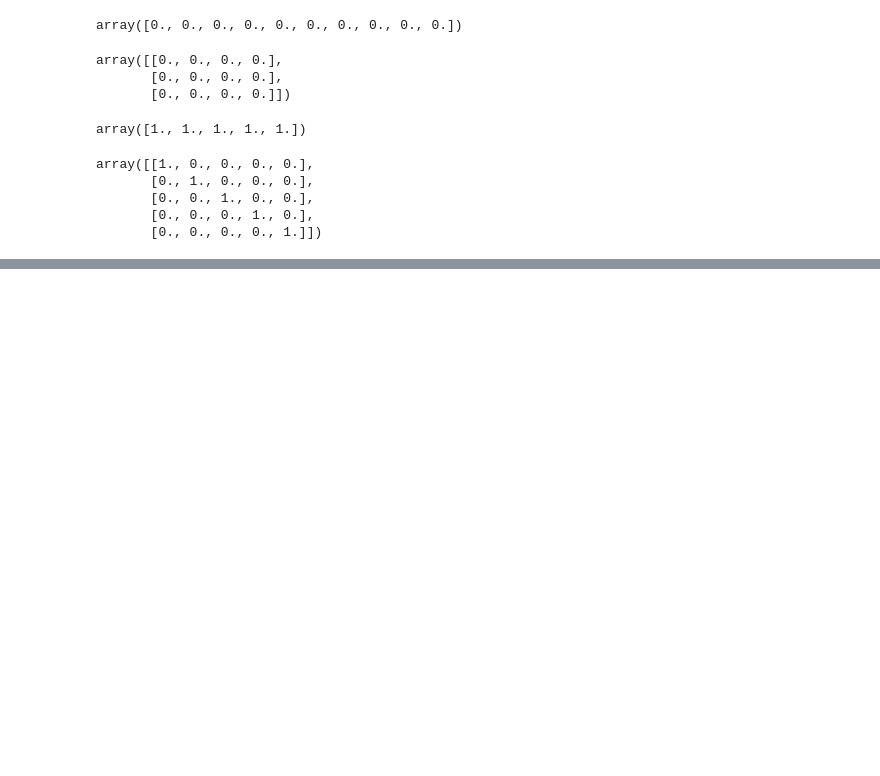
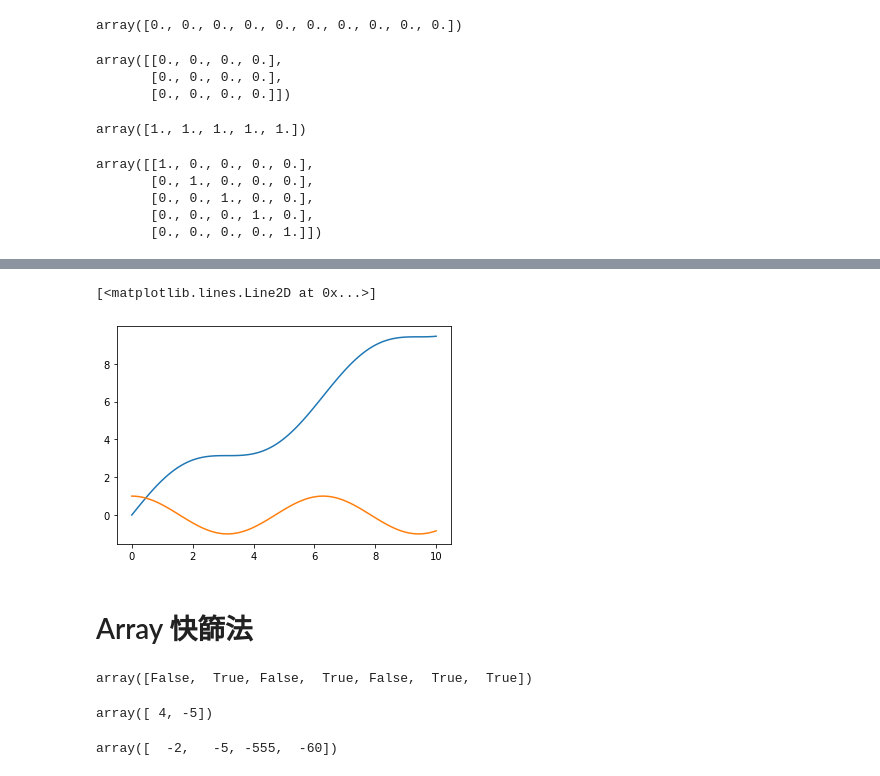
Before and after one commit to victoria-00/Python-Work, a Jupyter notebook: 第三周影片自學.ipynb, the cells around one changed output, grey strips where cells are left out. Cells and saved outputs as stored; diff of their text form; code cells hidden in the pictures; blank space fills up the shorter version.

```diff
--- a/第三周影片自學.ipynb
+++ b/第三周影片自學.ipynb
@@ -346,0 +403,8 @@ array([[1., 0., 0., 0., 0.],
+# %%
+plt.plot(x,np.sin(x)+x)
+plt.plot(x,np.cos(x))
+# %% [output]
+[<matplotlib.lines.Line2D at 0x...>]
+[figure, added]
+# %% [markdown]
+# Array 快篩法
@@ -346,0 +413,12 @@ array([[1., 0., 0., 0., 0.],
+# %%
+L<0  #設個條件找出某些數字
+# %% [output]
+array([False,  True, False,  True, False,  True,  True])
+# %%
+L[2:4] #從list中取出特定的數字
+# %% [output]
+array([ 4, -5])
+# %%
+L[L<0]  # array中符合元素條件的 : array[條件]
+# %% [output]
+array([  -2,   -5, -555,  -60])
```
Also changed, not shown: parts of 11 cells of this notebook, 6 other files.
